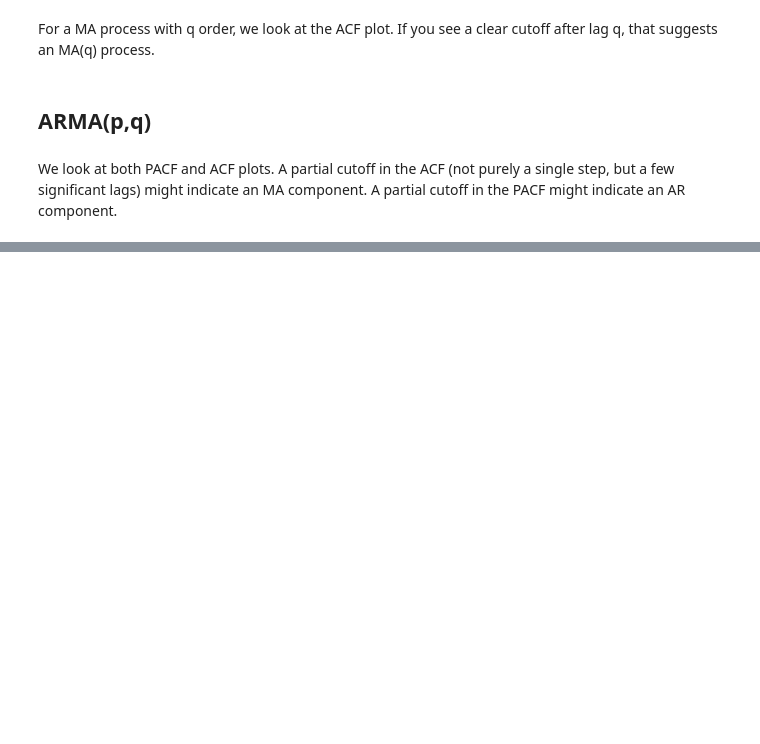
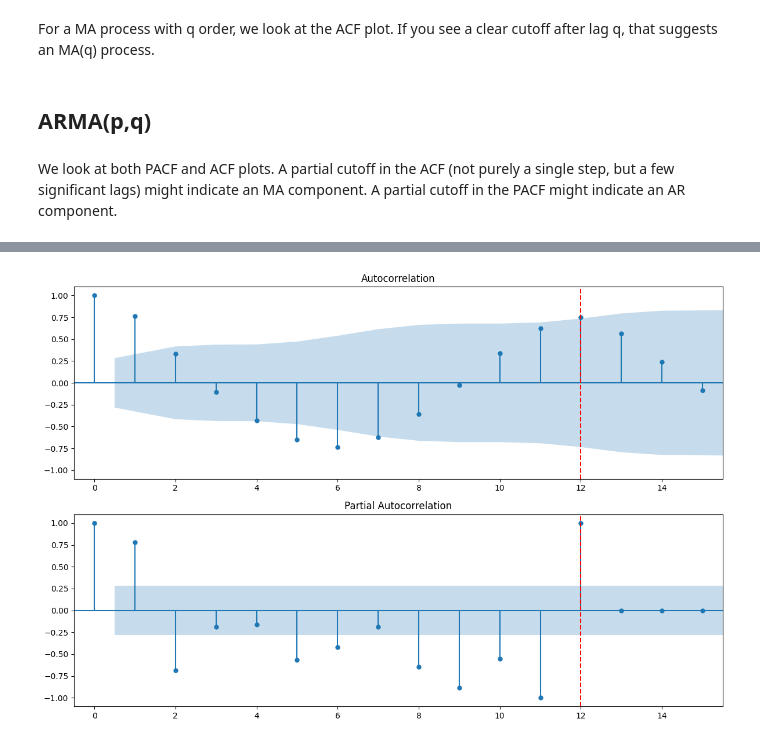
Before and after one commit to Shirui-peng/Deep-Learning-in-Quantitative-Trading, a Jupyter notebook: Chapter2/02_ts_models.ipynb, the cells around one changed output, grey strips where cells are left out. Drawn from its saved outputs; the diff is of its cells as text; code cells hidden in the pictures; blank space fills up the shorter version.

```diff
--- a/Chapter2/02_ts_models.ipynb
+++ b/Chapter2/02_ts_models.ipynb
@@ -71,0 +121,20 @@ plt.legend()
+# %%
+# Visualizations
+lag_acf = 15
+lag_pacf = 15
+height = 4
+width = 12
+
+f, ax = plt.subplots(nrows=2, ncols=1, figsize=(width, 2*height))
+plot_acf(sample['t'],lags=lag_acf, ax=ax[0])
+plot_pacf(sample['t'],lags=lag_pacf, ax=ax[1], method='ols')
+
+for i in range(2):
+    ax[i].axvline(x=T, color='r', linestyle='--')
+    ax[i].set_xlim([-0.5, lag_acf+0.5])
+    ax[i].set_ylim([-1.1, 1.1])
+
+plt.tight_layout()
+plt.show()
+# %% [output]
+[figure, added]
```
Also changed, not shown: parts of 13 cells of this notebook.
